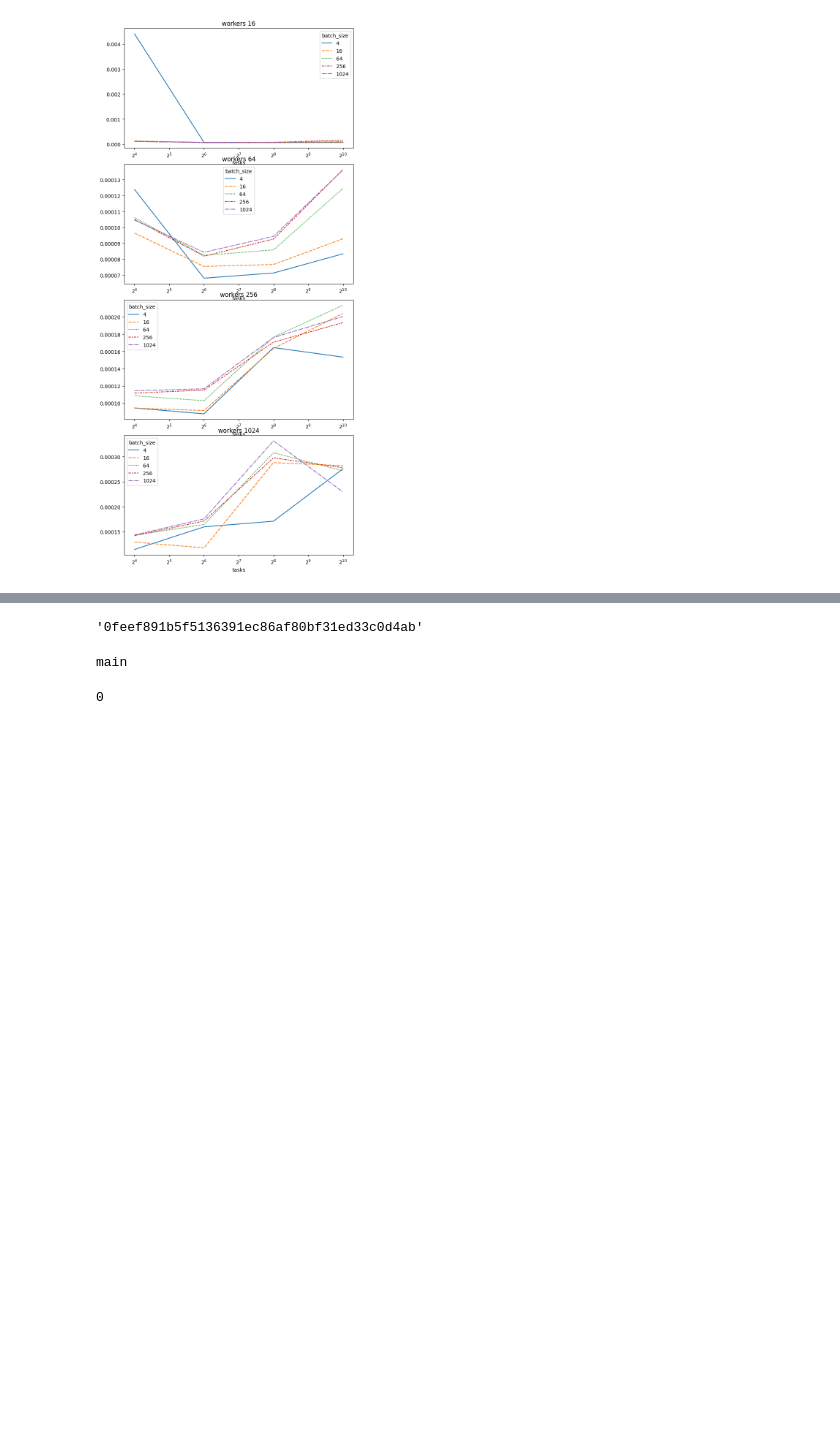
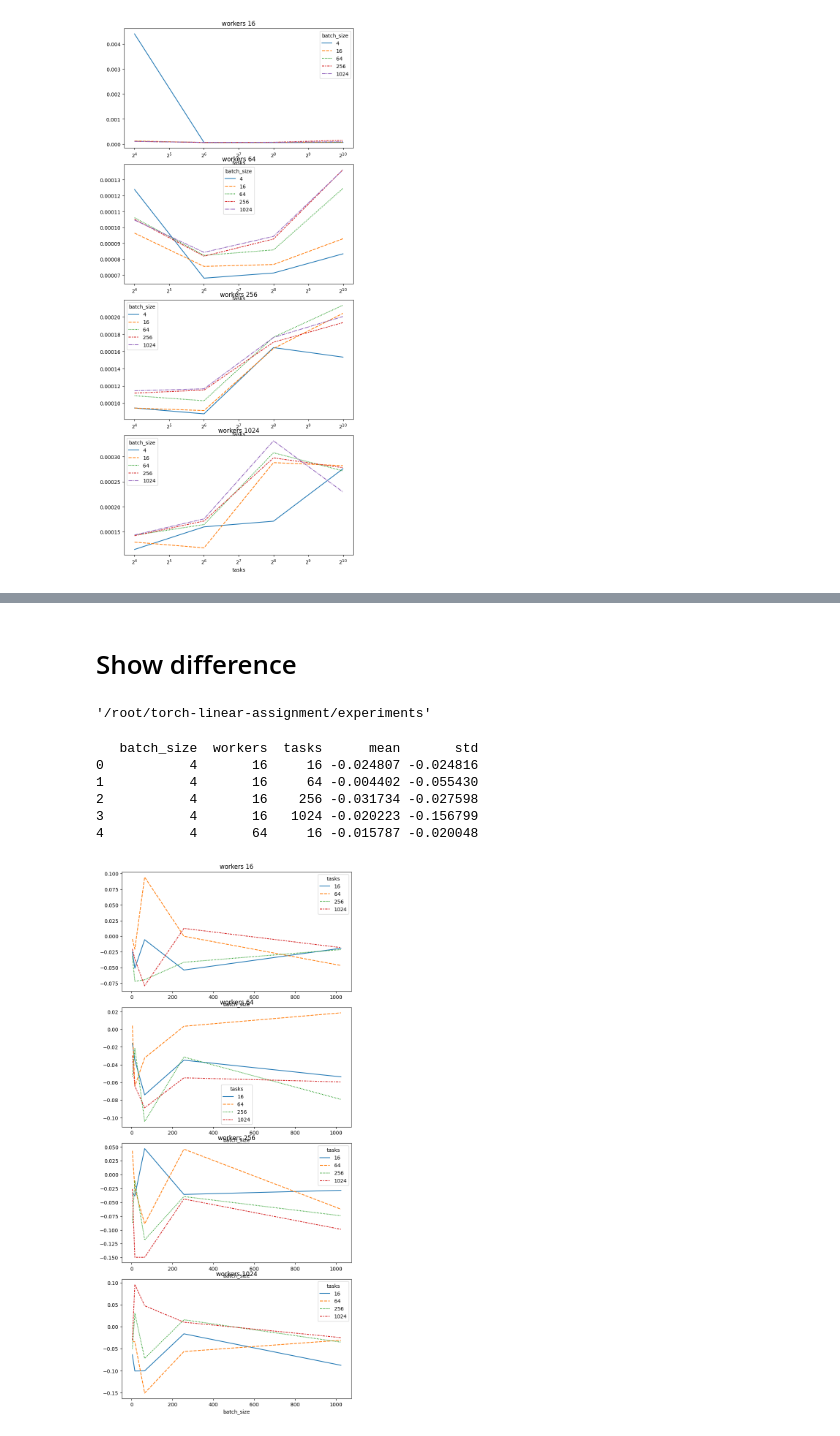
Before and after one commit to leostre/torch-linear-assignment, a Jupyter notebook: experiments/visualization.ipynb, the cells around one changed output, grey strips where cells are left out. Drawn from its saved outputs; the diff is of its cells as text; code cells hidden in the pictures; blank space fills up the shorter version.

```diff
--- a/experiments/visualization.ipynb
+++ b/experiments/visualization.ipynb
@@ -11,8 +9,9 @@ sizes = data.nunique()
 col = 'batch_size'
 columns = frozenset(['batch_size', 'tasks', 'workers'])
 
-def plot_comparison(col, x, y):
+def plot_comparison(data: pd.DataFrame, col, x, y):
     assert frozenset([col, x, y]) == columns
+    sizes = data.nunique()
     f, axes = plt.subplots(sizes[col])
     f.set_figheight(15)
     f.set_figwidth(7)
@@ -22,6 +21,7 @@ def plot_comparison(col, x, y):
         selected_data = pd.pivot_table(selected_data, index=x, columns=y, values='mean')
         sns.lineplot(selected_data, ax=ax)
         ax.set_title(f'{col} {bs}')
-        ax.set_xscale('log', base=2)
+        if (selected_data > 0).values.all():
+            ax.set_xscale('log', base=2)
     plt.show()
 # %%
@@ -48,21 +39,33 @@ Date:   Fri Mar 14 10:02:04 2025 +0000
-# %%
-import os
-def last_commit_hash():
-    # with open('tmp.txt', 'w+') as file:
-    os.system('git log -n 1 $(git rev-parse --abbrev-ref HEAD) > tmp.txt')
-    with open('tmp.txt', 'rt') as file:
-        hash_ = file.read().split('\n')[0].split()[-1]
-    os.remove('tmp.txt')
-    return hash_
-
-last_commit_hash()
-# %% [output]
-'0feef891b5f5136391ec86af80bf31ed33c0d4ab'
-# %%
-branch = os.system('git rev-parse --abbrev-ref HEAD')
-# %% [output]
-main
-# %%
-branch
-# %% [output]
-0
+# %% [markdown]
+# Show difference
+# %%
+import os
+os.getcwd()
+# %% [output]
+'/root/torch-linear-assignment/experiments'
+# %%
+def experiments_comparison(path: str, ref_path: str, configuration: tuple, relative=False):
+    data = pd.read_csv(path)
+    data_ref = pd.read_csv(ref_path)
+    difference = data
+    difference[['mean', 'std']] -= data_ref[['mean', 'std']]
+    if relative:
+        difference[['mean', 'std']] /= data_ref[['mean', 'std']]
+    print(difference.head())
+    plot_comparison(difference, *configuration)
+
+
+experiments_comparison(
+    'results_e3cdfd7b1f620d9200b2a4e43e1722a10ffcde69.csv',
+    'results.csv',
+    ('workers', 'batch_size', 'tasks'),
+    True
+)
+# %% [output]
+   batch_size  workers  tasks      mean       std
+0           4       16     16 -0.024807 -0.024816
+1           4       16     64 -0.004402 -0.055430
+2           4       16    256 -0.031734 -0.027598
+3           4       16   1024 -0.020223 -0.156799
+4           4       64     16 -0.015787 -0.020048
+[figure, added]
```
Also changed, not shown: parts of 5 cells of this notebook, 5 other files.
